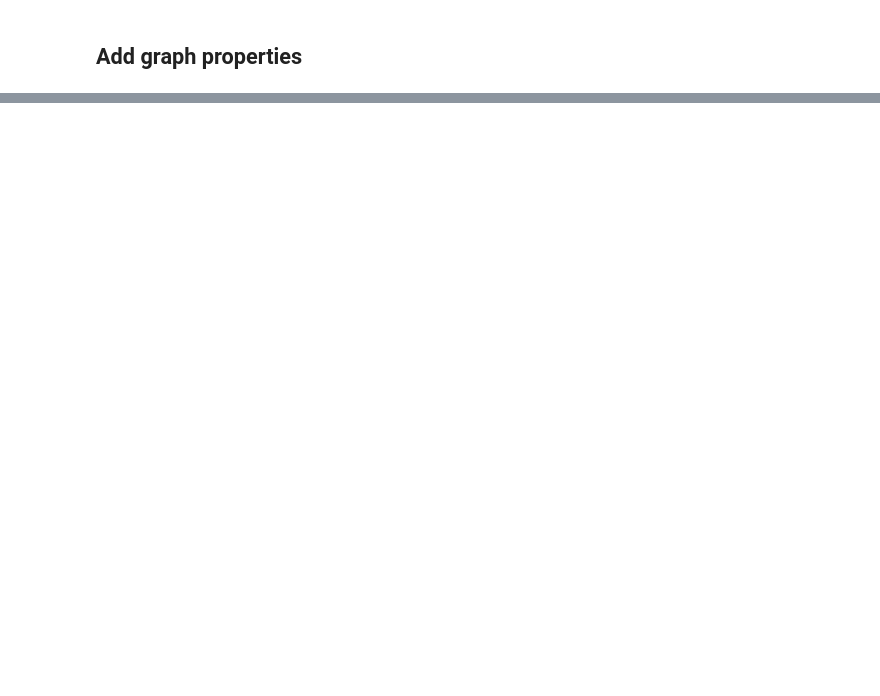
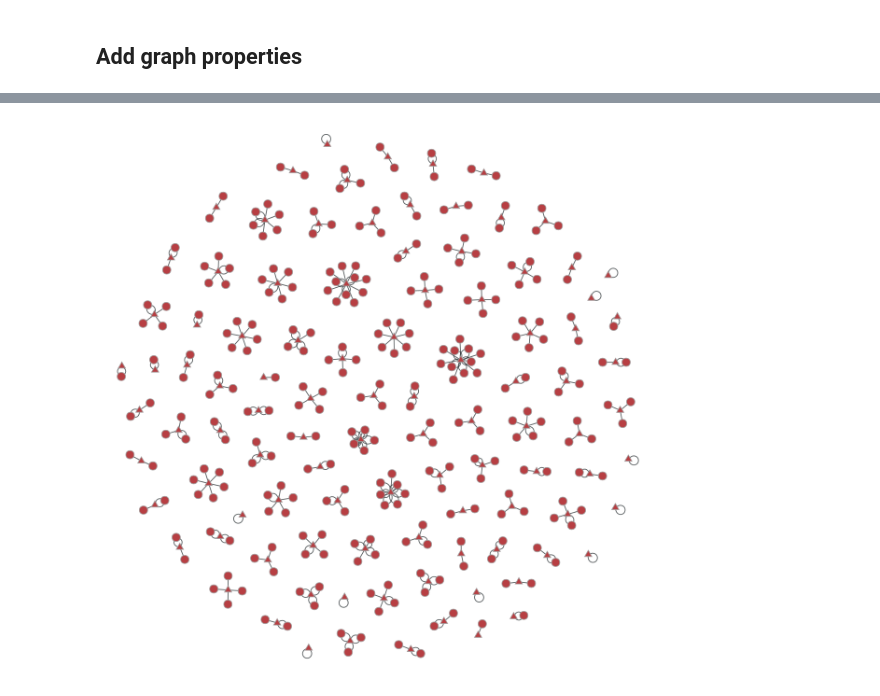
Before and after one commit to fabiana001/graph-analysis, a Jupyter notebook: python/CAD_TOTALE_100_analysis.ipynb, the cells around one changed output, grey strips where cells are left out. Cells and saved outputs as stored; diff of their text form; code cells hidden in the pictures; blank space fills up the shorter version.

```diff
--- a/python/CAD_TOTALE_100_analysis.ipynb
+++ b/python/CAD_TOTALE_100_analysis.ipynb
@@ -181,0 +183,12 @@ graph_draw(g, vertex_shape=cat_node, vertex_fill_color=bv, edge_pen_width=be, ou
+# %%
+
+pos = graph_draw(
+    g,
+    vertex_shape=cat_node,
+    #vertex_text=cf_node,
+    #vertex_font_size = 0.1,
+    #output_size=(200,200),
+    output="./graph1.png"
+)
+# %% [output]
+[figure, added]
```
Also changed, not shown: parts of 15 cells of this notebook, 1 other file.
